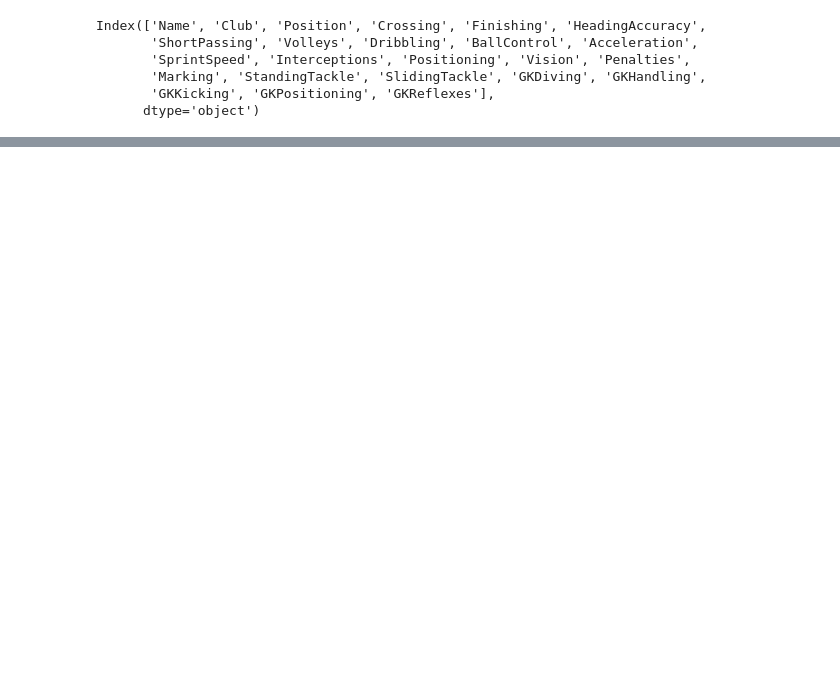
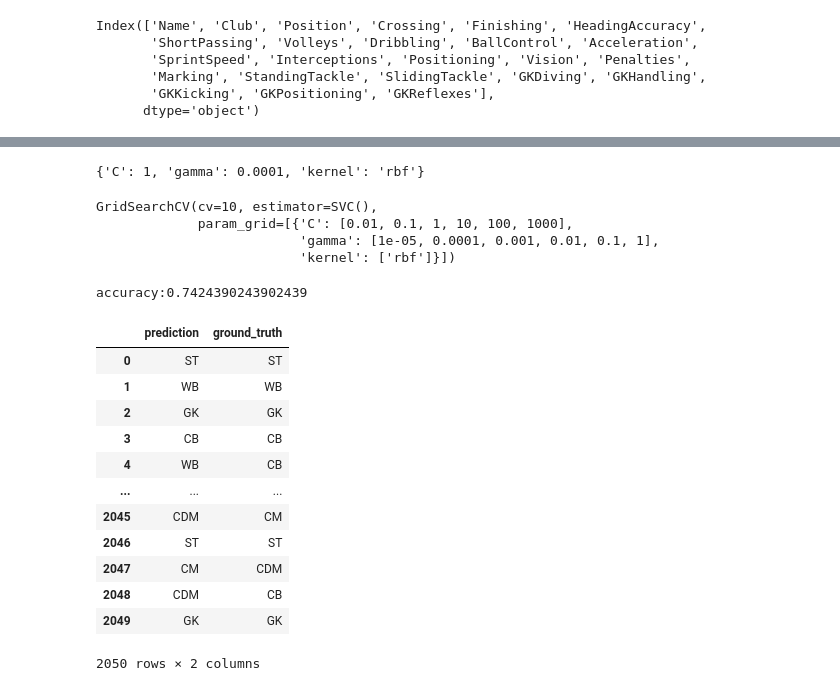
Before and after one commit to secons127/machine-learnig, a Jupyter notebook: inclass/240411_Thu_기계학습.ipynb, the cells around one changed output, grey strips where cells are left out. Cells and saved outputs as stored; diff of their text form; code cells hidden in the pictures; blank space fills up the shorter version.

```diff
--- a/inclass/240411_Thu_기계학습.ipynb
+++ b/inclass/240411_Thu_기계학습.ipynb
@@ -129,0 +153,61 @@ train, test = train_test_split(td, test_size=0.2)
+# %%
+def svc_param_selection(X, y, nfolds):
+  svm_parameters = [
+
+                    {'kernel': ['rbf'],
+                     'gamma': [0.00001,0.0001,0.001,0.01,0.1,1],
+                     'C':[0.01,0.1,1,10,100,1000]
+                     }
+  ]
+
+  clf = GridSearchCV(SVC(), svm_parameters, cv=nfolds)
+  clf.fit(X,y)
+  print(clf.best_params_)
+
+  return clf
+# %%
+X_train = train.iloc[:,3:24]
+y_train = train[['Position']]
+#최적의 파라미터를 sklearn의 gridsearch를 통해 구합니다.
+clf = svc_param_selection(X_train, y_train.values.ravel(), 10)
+# %% [output]
+{'C': 1, 'gamma': 0.0001, 'kernel': 'rbf'}
+# %%
+clf
+# %% [output]
+GridSearchCV(cv=10, estimator=SVC(),
+             param_grid=[{'C': [0.01, 0.1, 1, 10, 100, 1000],
+                          'gamma': [1e-05, 0.0001, 0.001, 0.01, 0.1, 1],
+                          'kernel': ['rbf']}])
+# %%
+#@title 기본 제목 텍스트
+#테스트에 사용될 특징을 지정합니다.
+X_test = test.iloc[:,3:24]
+
+#특징으로 예측할 값(포지션)을 지정합니다.
+y_test = test[['Position']]
+
+#최적의 파라미터로 완성된 SVM에 테스트 데이터를 주입하여, 실제값과 예측값을 얻습니다.
+y_true, y_pred = y_test, clf.predict(X_test)
+
+print("accuracy:"+ str(accuracy_score(y_true, y_pred)))
+# %% [output]
+accuracy:0.7424390243902439
+# %%
+#실제값(ground truth)과 예측값(prediction)이 어느 정도 일치하는지 눈으로 직접 비교
+comparison = pd.DataFrame({'prediction':y_pred,'ground_truth':y_true.values.ravel()})
+comparison
+# %% [output]
+|  | prediction | ground_truth |
+| 0 | ST | ST |
+| 1 | WB | WB |
+| 2 | GK | GK |
+| 3 | CB | CB |
+| 4 | WB | CB |
+| ... | ... | ... |
+| 2045 | CDM | CM |
+| 2046 | ST | ST |
+| 2047 | CM | CDM |
+| 2048 | CDM | CB |
+| 2049 | GK | GK |
+2050 rows × 2 columns
```
Also changed, not shown: parts of 7 cells of this notebook.
